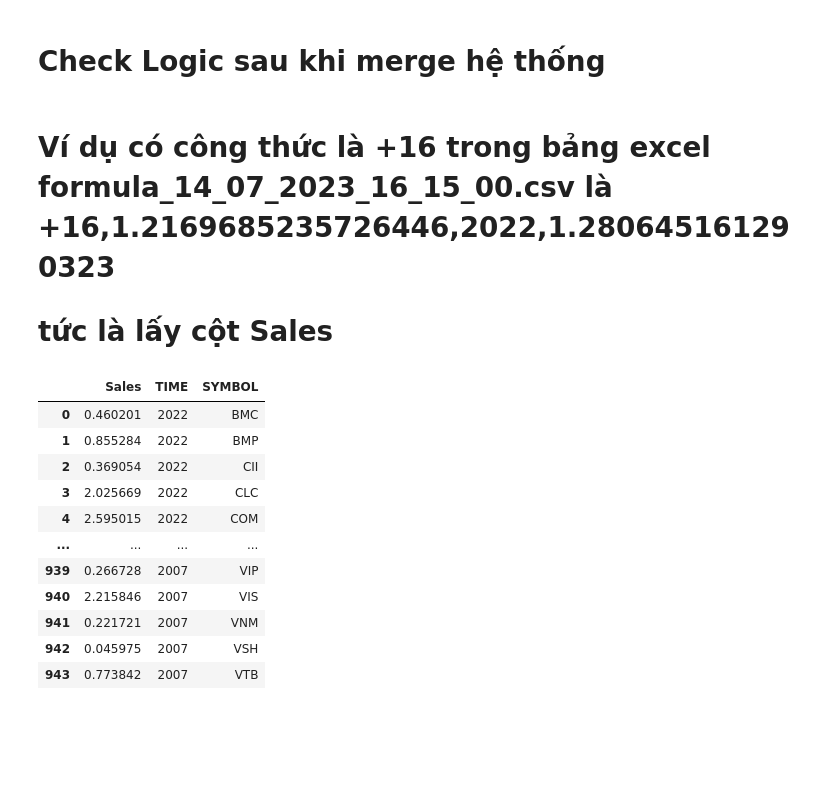
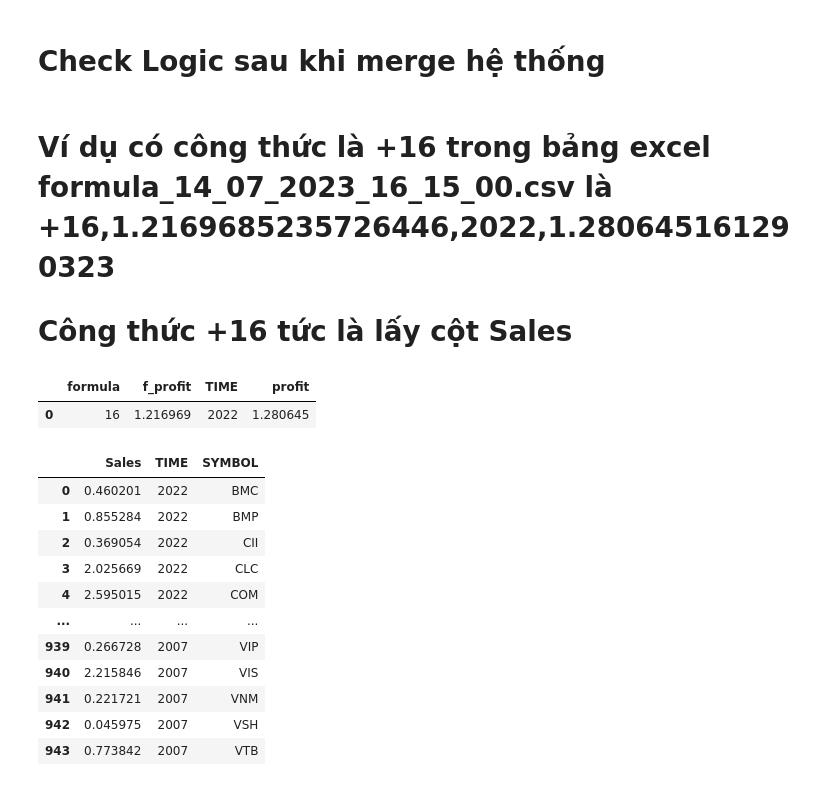
Before and after one commit to khanhha1005/TestFinanceFormula, a Jupyter notebook: Phương_Pháp_test.ipynb, the cells around one changed output. Cells and saved outputs as stored; diff of their text form; code cells hidden in the pictures; blank space fills up the shorter version.

```diff
--- a/Phương_Pháp_test.ipynb
+++ b/Phương_Pháp_test.ipynb
@@ -275,7 +275,13 @@ Exception: Đã sinh đủ công thức
 # %% [markdown]
 # Ví dụ  có công thức là +16 trong bảng excel formula_14_07_2023_16_15_00.csv là   +16,1.2169685235726446,2022,1.280645161290323
 
-# tức là lấy cột Sales
+# Công thức +16 tức là lấy cột Sales
+# %%
+df = pd.read_csv('Data_CT/formula_14_07_2023_16_15_00.csv')
+df.head(1)
+# %% [output]
+|  | formula | f_profit | TIME | profit |
+| 0 | 16 | 1.216969 | 2022 | 1.280645 |
 # %%
 # print sales columns
 filtered_data[['Sales','TIME','SYMBOL']]
```
Also changed, not shown: parts of 1 cell of this notebook.
